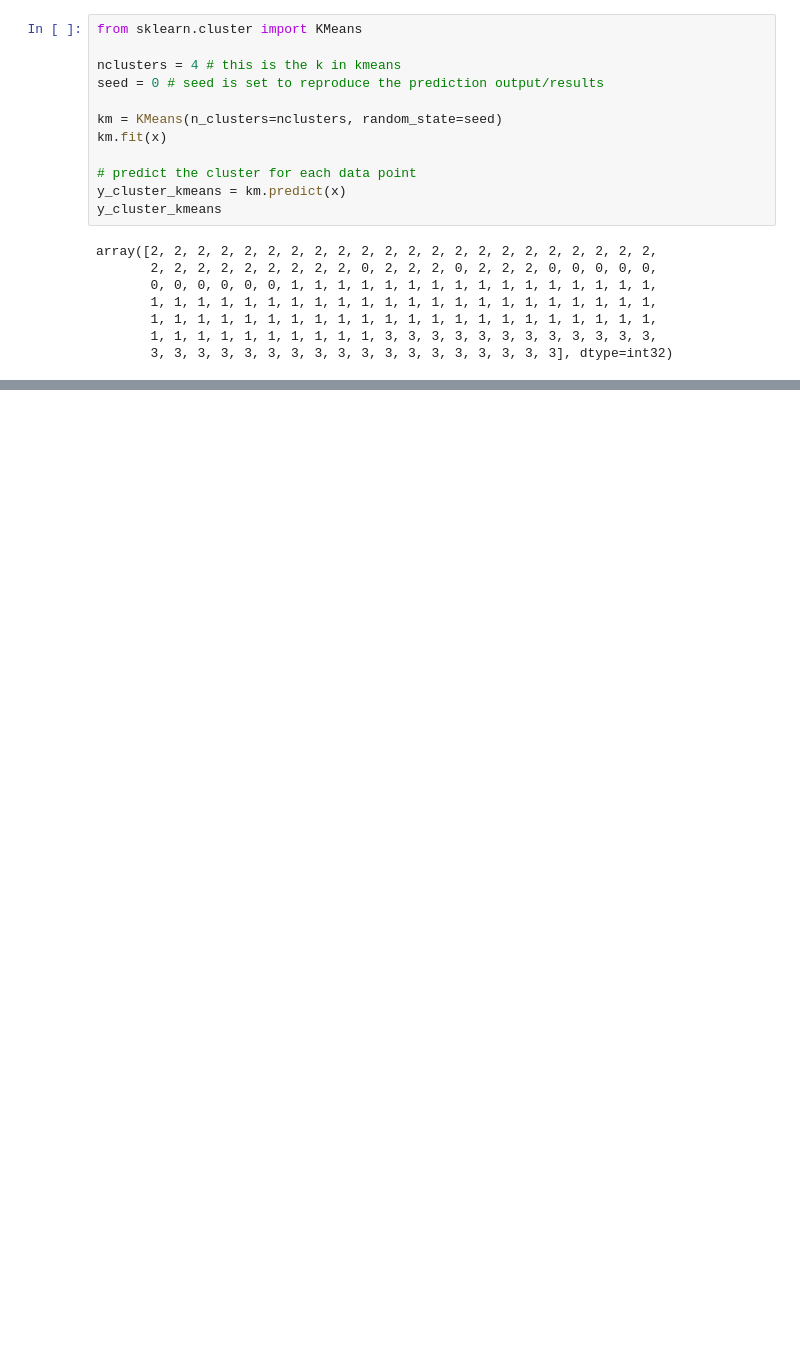
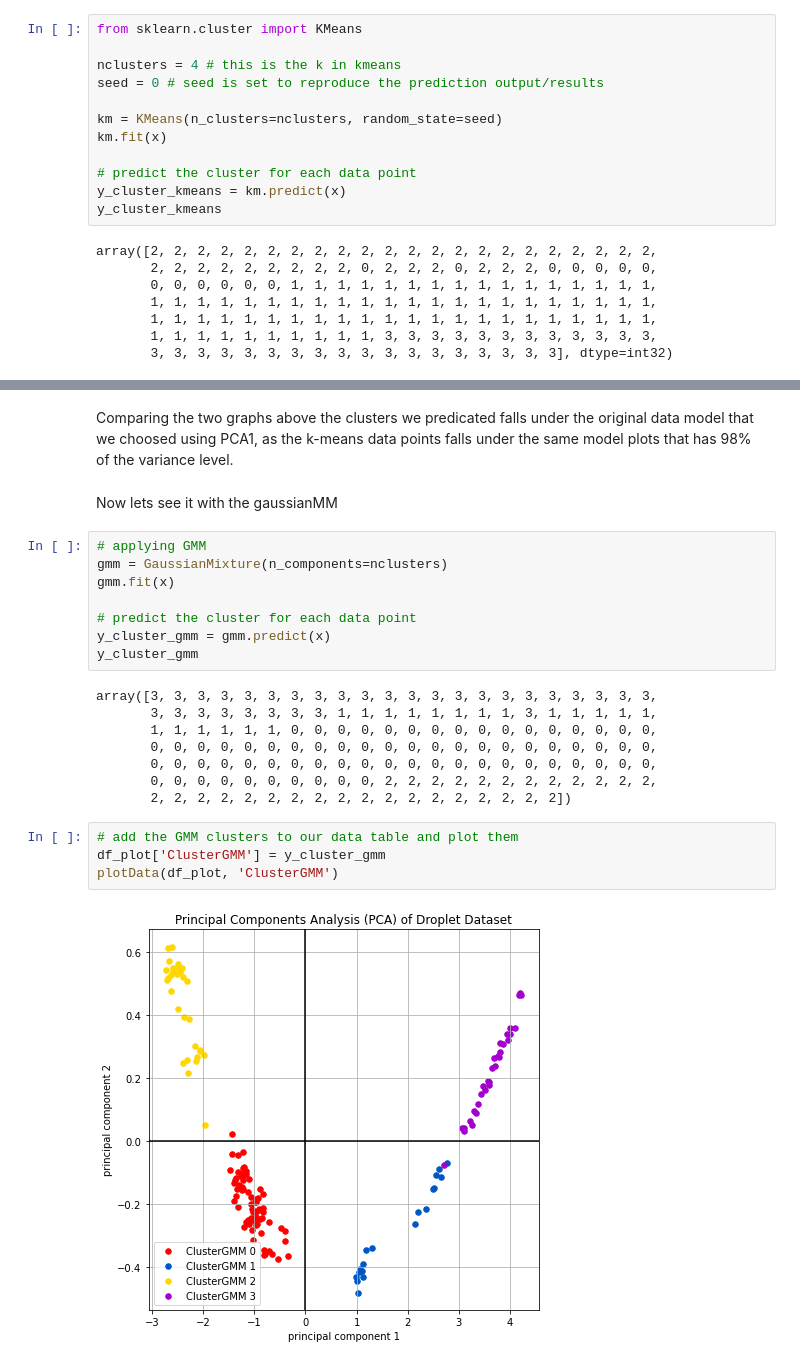
Before and after one commit to theRubyPheonix/Lab2, a Jupyter notebook: Assessment 2[29th Nov]/Assessment 2.ipynb, the cells around one changed output, grey strips where cells are left out. Cells and saved outputs as stored; diff of their text form; blank space fills up the shorter version.

```diff
--- a/Assessment 2[29th Nov]/Assessment 2.ipynb
+++ b/Assessment 2[29th Nov]/Assessment 2.ipynb
@@ -477,0 +450,26 @@ plotData(df_plot, 'class')
+# %% [markdown]
+Comparing the two graphs above the clusters we predicated falls under the original data model that we choosed using PCA1, as the k-means data points falls under the same model plots that has 98% of the variance level.
+# %% [markdown]
+Now lets see it with the gaussianMM
+# %%
+# applying GMM
+gmm = GaussianMixture(n_components=nclusters)
+gmm.fit(x)
+
+# predict the cluster for each data point
+y_cluster_gmm = gmm.predict(x)
+y_cluster_gmm
+# %% [output]
+array([3, 3, 3, 3, 3, 3, 3, 3, 3, 3, 3, 3, 3, 3, 3, 3, 3, 3, 3, 3, 3, 3,
+       3, 3, 3, 3, 3, 3, 3, 3, 1, 1, 1, 1, 1, 1, 1, 1, 3, 1, 1, 1, 1, 1,
+       1, 1, 1, 1, 1, 1, 0, 0, 0, 0, 0, 0, 0, 0, 0, 0, 0, 0, 0, 0, 0, 0,
+       0, 0, 0, 0, 0, 0, 0, 0, 0, 0, 0, 0, 0, 0, 0, 0, 0, 0, 0, 0, 0, 0,
+       0, 0, 0, 0, 0, 0, 0, 0, 0, 0, 0, 0, 0, 0, 0, 0, 0, 0, 0, 0, 0, 0,
+       0, 0, 0, 0, 0, 0, 0, 0, 0, 0, 2, 2, 2, 2, 2, 2, 2, 2, 2, 2, 2, 2,
+       2, 2, 2, 2, 2, 2, 2, 2, 2, 2, 2, 2, 2, 2, 2, 2, 2, 2])
+# %%
+# add the GMM clusters to our data table and plot them
+df_plot['ClusterGMM'] = y_cluster_gmm
+plotData(df_plot, 'ClusterGMM')
+# %% [output]
+[figure, added]
```
Also changed, not shown: parts of 32 cells of this notebook.
